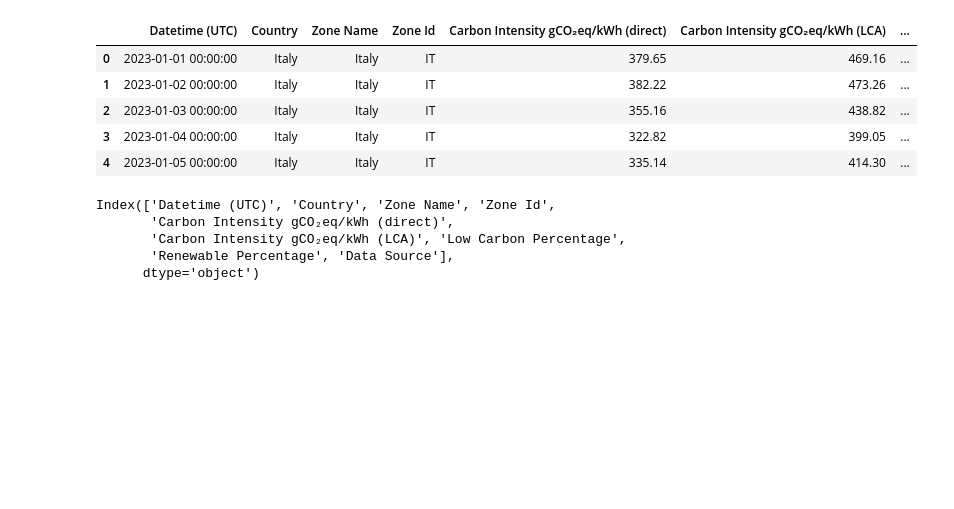
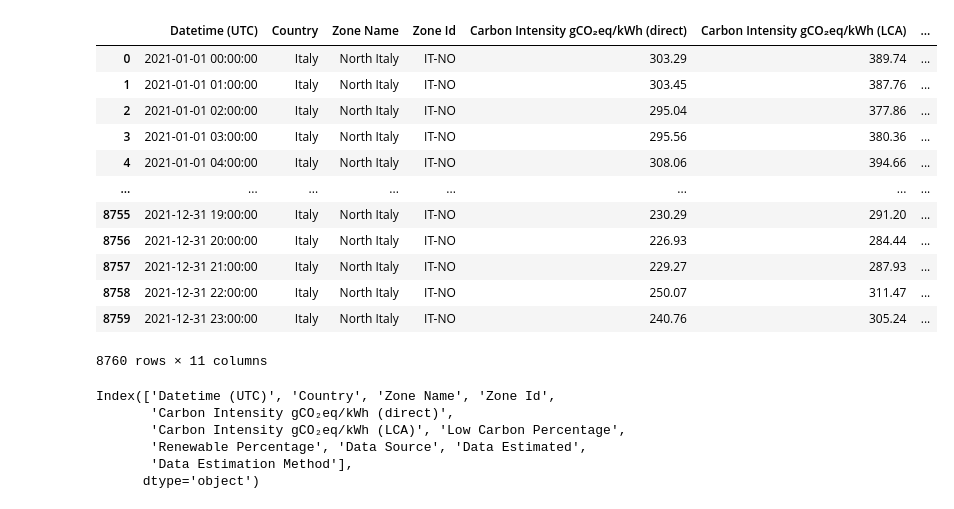
Before and after one commit to LSquarzoni/GreenTeam, a Jupyter notebook: GreenTeam_Dataset_study.ipynb, the cells around one changed output. Saved outputs shown, nothing was run; the diff lists cells and outputs as text; code cells hidden in the pictures; blank space fills up the shorter version.

```diff
--- a/GreenTeam_Dataset_study.ipynb
+++ b/GreenTeam_Dataset_study.ipynb
@@ -9,20 +7,29 @@ path = "/content/sample_data/IT_2023_daily.csv"  # your local path to the datase
+# %%
+path = "../IT-NO_2021_hourly.csv"
 # %%
 # Dataset import
 dataset = pd.read_csv(path)
-#dataset = pd.get_dummies(dataset)
-dataset.head()
+display(dataset)
 # %% [output]
 |  | Datetime (UTC) | Country | Zone Name | Zone Id | Carbon Intensity gCO₂eq/kWh (direct) | Carbon Intensity gCO₂eq/kWh (LCA) | ... |
-| 0 | 2023-01-01 00:00:00 | Italy | Italy | IT | 379.65 | 469.16 | ... |
-| 1 | 2023-01-02 00:00:00 | Italy | Italy | IT | 382.22 | 473.26 | ... |
-| 2 | 2023-01-03 00:00:00 | Italy | Italy | IT | 355.16 | 438.82 | ... |
-| 3 | 2023-01-04 00:00:00 | Italy | Italy | IT | 322.82 | 399.05 | ... |
-| 4 | 2023-01-05 00:00:00 | Italy | Italy | IT | 335.14 | 414.30 | ... |
+| 0 | 2021-01-01 00:00:00 | Italy | North Italy | IT-NO | 303.29 | 389.74 | ... |
+| 1 | 2021-01-01 01:00:00 | Italy | North Italy | IT-NO | 303.45 | 387.76 | ... |
+| 2 | 2021-01-01 02:00:00 | Italy | North Italy | IT-NO | 295.04 | 377.86 | ... |
+| 3 | 2021-01-01 03:00:00 | Italy | North Italy | IT-NO | 295.56 | 380.36 | ... |
+| 4 | 2021-01-01 04:00:00 | Italy | North Italy | IT-NO | 308.06 | 394.66 | ... |
+| ... | ... | ... | ... | ... | ... | ... | ... |
+| 8755 | 2021-12-31 19:00:00 | Italy | North Italy | IT-NO | 230.29 | 291.20 | ... |
+| 8756 | 2021-12-31 20:00:00 | Italy | North Italy | IT-NO | 226.93 | 284.44 | ... |
+| 8757 | 2021-12-31 21:00:00 | Italy | North Italy | IT-NO | 229.27 | 287.93 | ... |
+| 8758 | 2021-12-31 22:00:00 | Italy | North Italy | IT-NO | 250.07 | 311.47 | ... |
+| 8759 | 2021-12-31 23:00:00 | Italy | North Italy | IT-NO | 240.76 | 305.24 | ... |
+8760 rows × 11 columns
 # %%
 dataset.columns
 # %% [output]
 Index(['Datetime (UTC)', 'Country', 'Zone Name', 'Zone Id',
        'Carbon Intensity gCO₂eq/kWh (direct)',
        'Carbon Intensity gCO₂eq/kWh (LCA)', 'Low Carbon Percentage',
-       'Renewable Percentage', 'Data Source'],
+       'Renewable Percentage', 'Data Source', 'Data Estimated',
+       'Data Estimation Method'],
       dtype='object')
```
Also changed, not shown: parts of 20 cells of this notebook.
